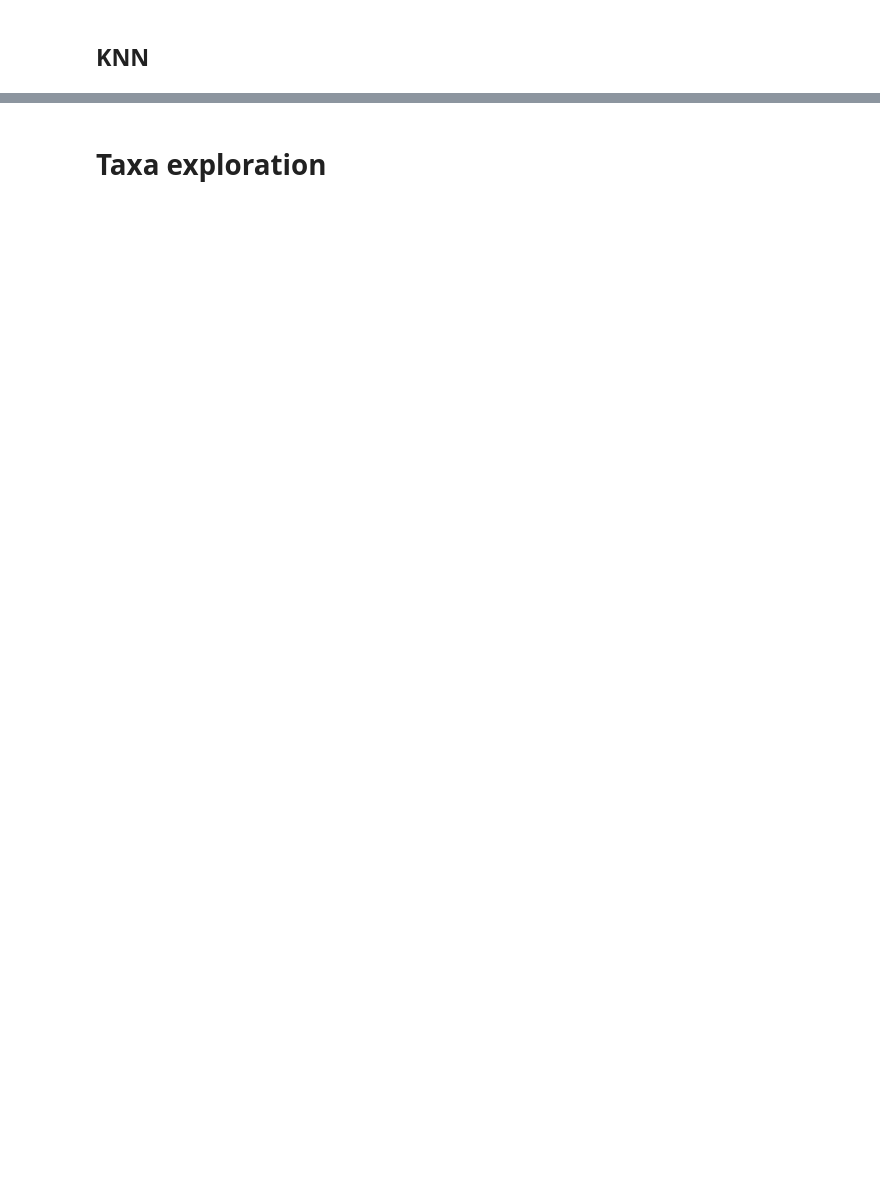
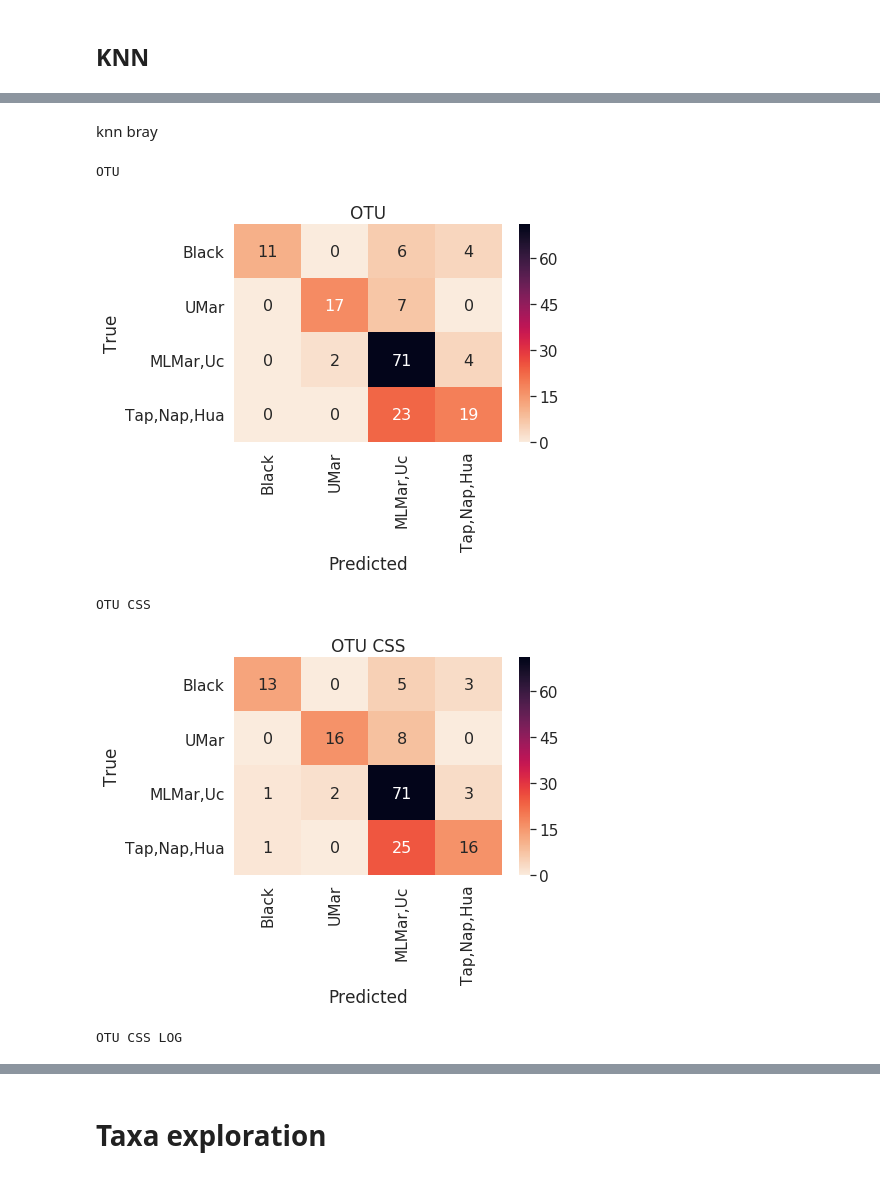
Before and after one commit to adamingas/amazon-rivers, a Jupyter notebook: classification.ipynb, the cells around one changed output, grey strips where cells are left out. Saved outputs shown, nothing was run; the diff lists cells and outputs as text; code cells hidden in the pictures; blank space fills up the shorter version.

```diff
--- a/classification.ipynb
+++ b/classification.ipynb
@@ -2379,0 +1037,2 @@ UnboundLocalError: local variable 'mutation' referenced before assignment
+# %%
+mth = importlib.reload(methods)
@@ -2379,0 +1108,6 @@ UnboundLocalError: local variable 'mutation' referenced before assignment
+# %%
+index = ["OTU","OTU CSS","OTU CSS LOG"]
+xsetlist = [otudf,otudfCss,otudfCssLog]
+ysetlist =[wwfdf.river_label,wwfdf.river_label,wwfdf.river_label]
+# mth.runningsplittest(foldgenerator=StratifiedKFold,index=index,model_cv=mth.knn_cv,xsetlist=xsetlist,ysetlist=ysetlist)
+riv_rf = mth.runningsplittest(foldgenerator=StratifiedKFold,index=index,model_cv=mth.rfr_cv,xsetlist=xsetlist,ysetlist=ysetlist)
@@ -2606,0 +1282,10 @@ OTU LOW COR
+# %% [markdown]
+knn bray
+# %%
+riverslabelvisualisation(riv_rf)
+# %% [output]
+OTU
+[figure, added]
+OTU CSS
+[figure, added]
+OTU CSS LOG
```
Also changed, not shown: parts of 90 cells of this notebook, 55 other files.
